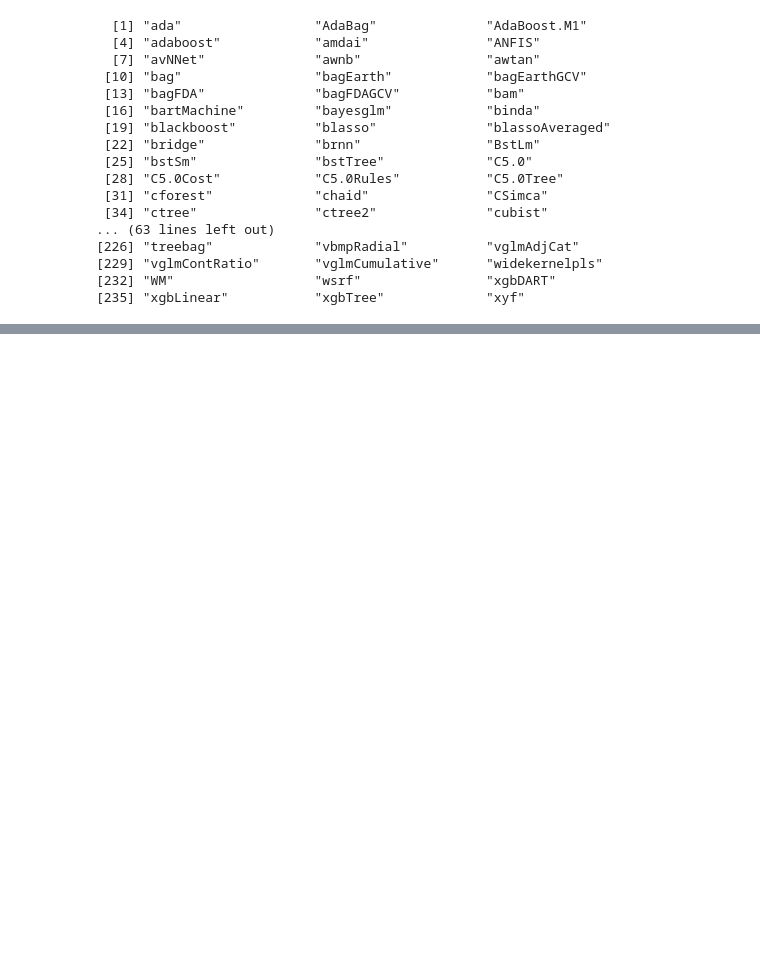
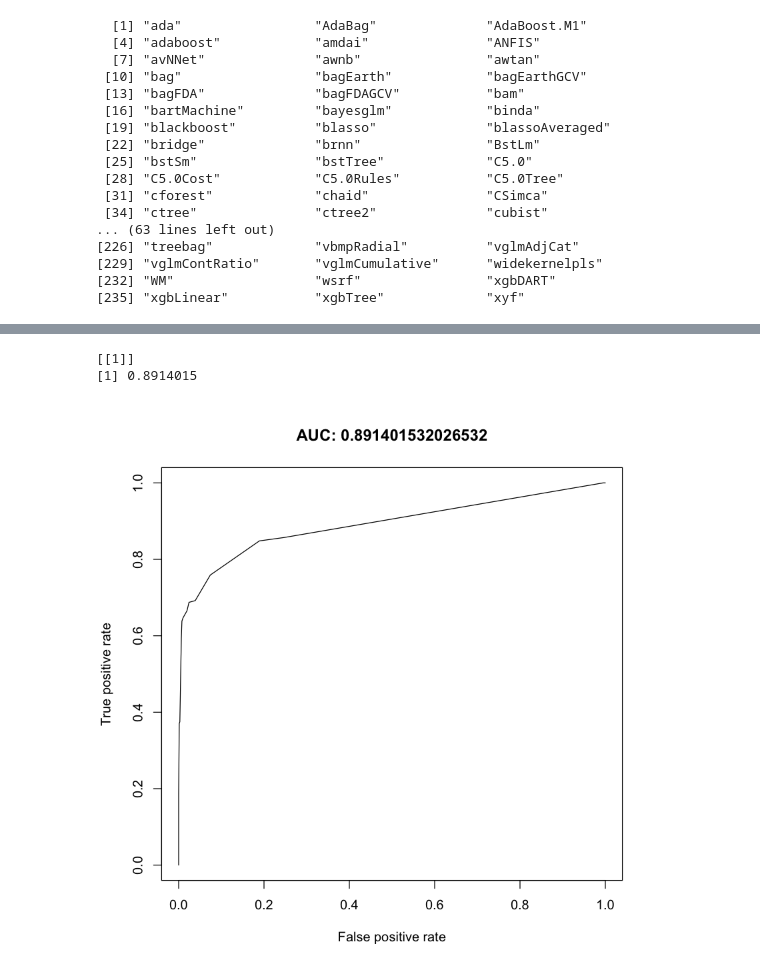
Before and after one commit to YuHsuanLin/riii, a Jupyter notebook: cb102/cb102_20180821.ipynb, the cells around one changed output, grey strips where cells are left out. Saved outputs shown, nothing was run; the diff lists cells and outputs as text; code cells hidden in the pictures; blank space fills up the shorter version.

```diff
--- a/cb102/cb102_20180821.ipynb
+++ b/cb102/cb102_20180821.ipynb
@@ -534,0 +581,16 @@ function (x) x[order(x[, 1], decreasing = TRUE), ]
+# %%
+prob_yes = predict(rpart_model,churnTest,type='prob')[,1]
+# %%
+pred.rocr = prediction(prob_yes,churnTest$churn)
+# %%
+perf.rocr = performance(pred.rocr,measure = 'tpr',x.measure = 'fpr')
+# %%
+auc_value = performance(pred.rocr,measure = 'auc')@y.values
+auc_value
+# %% [output]
+[[1]]
+[1] 0.8914015
+# %%
+plot(perf.rocr,main=paste("AUC:",auc_value))
+# %% [output]
+[figure, added]
```
Also changed, not shown: parts of 12 cells of this notebook.
